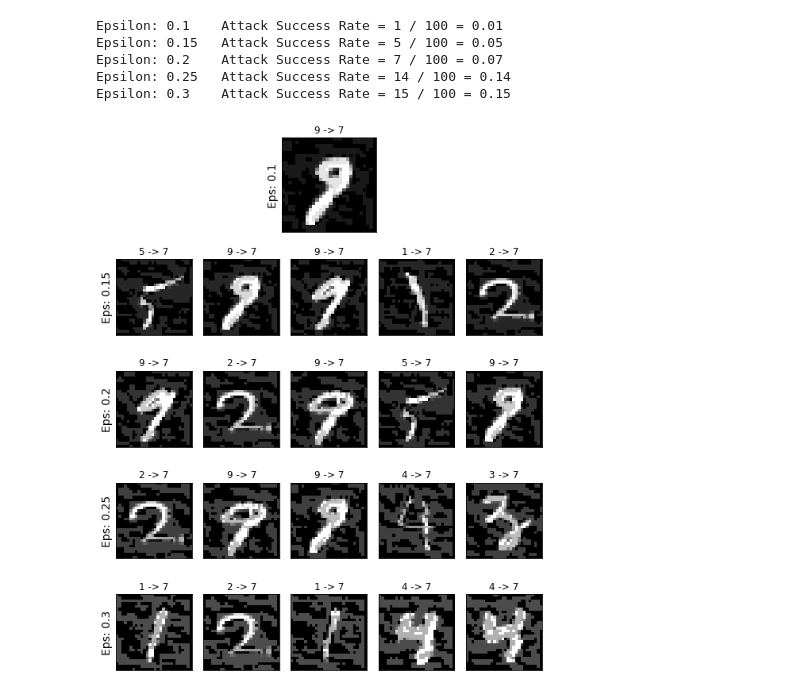
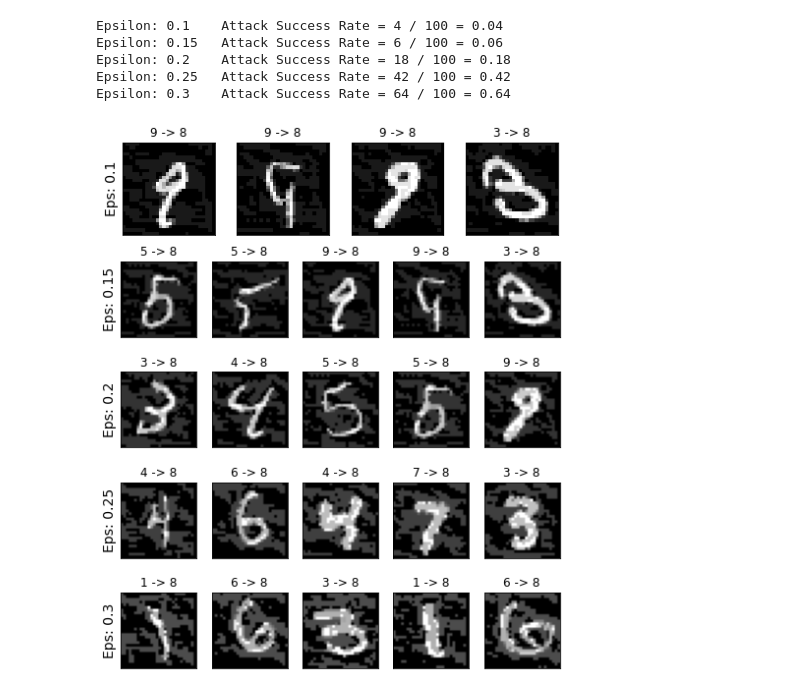
Before and after one commit to ymerkli/fgsm-attack, a Jupyter notebook: fgsm_attack.ipynb, the cells around one changed output. Drawn from its saved outputs; the diff is of its cells as text; code cells hidden in the pictures.

```diff
--- a/fgsm_attack.ipynb
+++ b/fgsm_attack.ipynb
@@ -18,29 +18,29 @@ from fgsm_attack import FGSMAttack
 # %%
 epsilons = [0.1, 0.15, 0.2, 0.25, 0.3]
 device = torch.device("cuda" if torch.cuda.is_available() else "cpu")
 pretrained_model = "mnist/models/mnist_cnn.pt"
 model = mnistNet().to(device)
 model.load_state_dict(torch.load(pretrained_model))
 model.eval()
 
 # MNIST Test dataset and dataloader declaration
 t = transforms.Compose([
             transforms.ToTensor(),
             ])
 subsampler = torch.utils.data.SubsetRandomSampler(range(100))
 test_dataloader = torch.utils.data.DataLoader(
     datasets.MNIST('mnist/data', train=False, download=True, transform=t),
     batch_size=1, sampler=subsampler)
 
-target = 7
+target = 8
 fgsm_attack = FGSMAttack(model, epsilons, test_dataloader, device, target)
 fgsm_attack.run()
 
 fgsm_attack.visualize()
 # %% [output]
-Epsilon: 0.1    Attack Success Rate = 1 / 100 = 0.01
-Epsilon: 0.15   Attack Success Rate = 5 / 100 = 0.05
-Epsilon: 0.2    Attack Success Rate = 7 / 100 = 0.07
-Epsilon: 0.25   Attack Success Rate = 14 / 100 = 0.14
-Epsilon: 0.3    Attack Success Rate = 15 / 100 = 0.15
+Epsilon: 0.1    Attack Success Rate = 4 / 100 = 0.04
+Epsilon: 0.15   Attack Success Rate = 6 / 100 = 0.06
+Epsilon: 0.2    Attack Success Rate = 18 / 100 = 0.18
+Epsilon: 0.25   Attack Success Rate = 42 / 100 = 0.42
+Epsilon: 0.3    Attack Success Rate = 64 / 100 = 0.64
-[figure, old version]
+[figure, new version]
```
Also changed, not shown: 1 other file.
